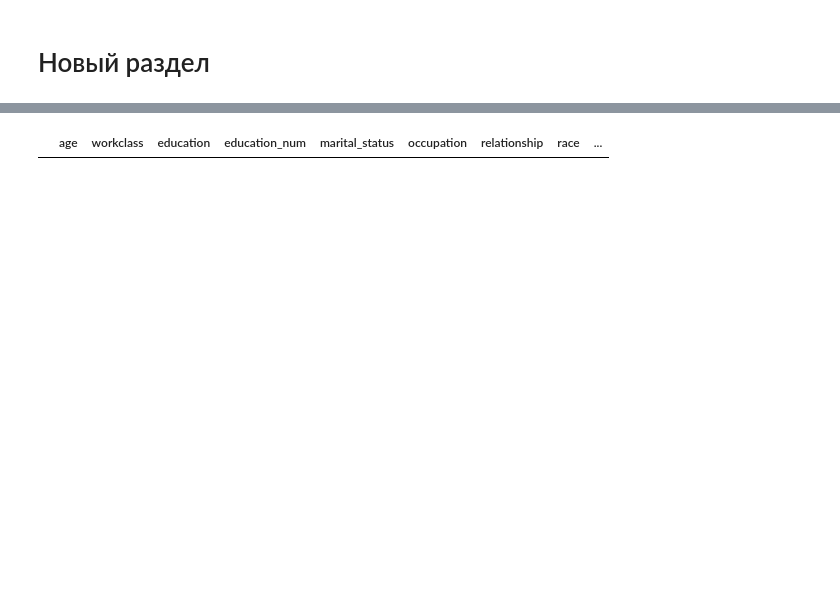
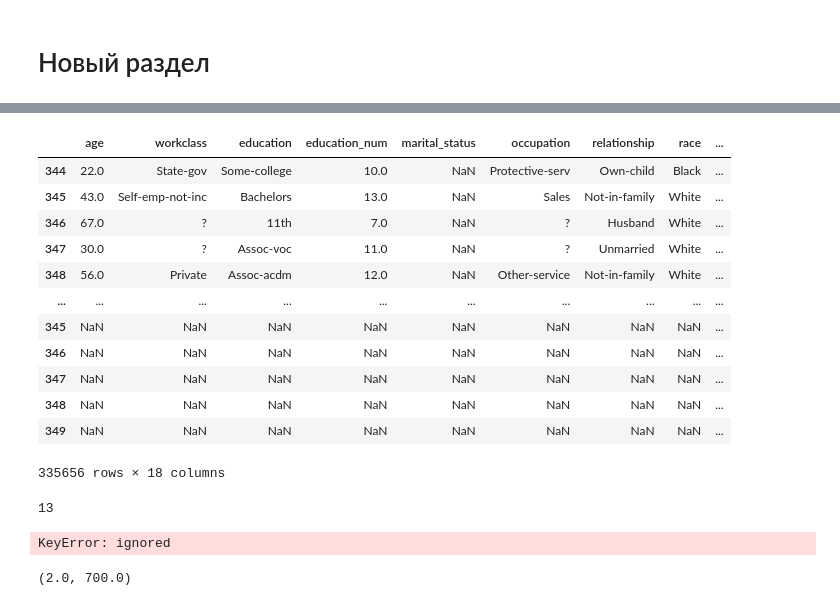
Before and after one commit to gregory-ch/shap_flex_ported, a Jupyter notebook: shap_joint.ipynb, the cells around one changed output, grey strips where cells are left out. Saved outputs shown, nothing was run; the diff lists cells and outputs as text; code cells hidden in the pictures; blank space fills up the shorter version.

```diff
--- a/shap_joint.ipynb
+++ b/shap_joint.ipynb
@@ -347,4 +390,35 @@ explain
+# %%
+result.iloc[344:]
+# %% [output]
+|  | age | workclass | education | education_num | marital_status | occupation | relationship | race | ... |
+| 344 | 22.0 | State-gov | Some-college | 10.0 | NaN | Protective-serv | Own-child | Black | ... |
+| 345 | 43.0 | Self-emp-not-inc | Bachelors | 13.0 | NaN | Sales | Not-in-family | White | ... |
+| 346 | 67.0 | ? | 11th | 7.0 | NaN | ? | Husband | White | ... |
+| 347 | 30.0 | ? | Assoc-voc | 11.0 | NaN | ? | Unmarried | White | ... |
+| 348 | 56.0 | Private | Assoc-acdm | 12.0 | NaN | Other-service | Not-in-family | White | ... |
+| ... | ... | ... | ... | ... | ... | ... | ... | ... | ... |
+| 345 | NaN | NaN | NaN | NaN | NaN | NaN | NaN | NaN | ... |
+| 346 | NaN | NaN | NaN | NaN | NaN | NaN | NaN | NaN | ... |
+| 347 | NaN | NaN | NaN | NaN | NaN | NaN | NaN | NaN | ... |
+| 348 | NaN | NaN | NaN | NaN | NaN | NaN | NaN | NaN | ... |
+| 349 | NaN | NaN | NaN | NaN | NaN | NaN | NaN | NaN | ... |
+335656 rows × 18 columns
+# %%
+exmpl_of_test.n_features
+# %% [output]
+13
 # %%
-result[0][0].dropna(axis=0)
+result[0][0]
 # %% [output]
-|  | age | workclass | education | education_num | marital_status | occupation | relationship | race | ... |
+KeyError: ignored
+# %%
+avg_rows_age_not_na = []
+avg_shape = []
+for i in range(len(result)):
+  for j in range(len(result[i])):
+    avg_rows_age_not_na += [result[i][j].loc[~result[i][j].age.isna()].shape[0]]
+    avg_shape += [result[i][j].shape[0]]
+
+np.mean(avg_rows_age_not_na), np.mean(avg_shape)
+# %% [output]
+(2.0, 700.0)
```
Also changed, not shown: parts of 30 cells of this notebook.
